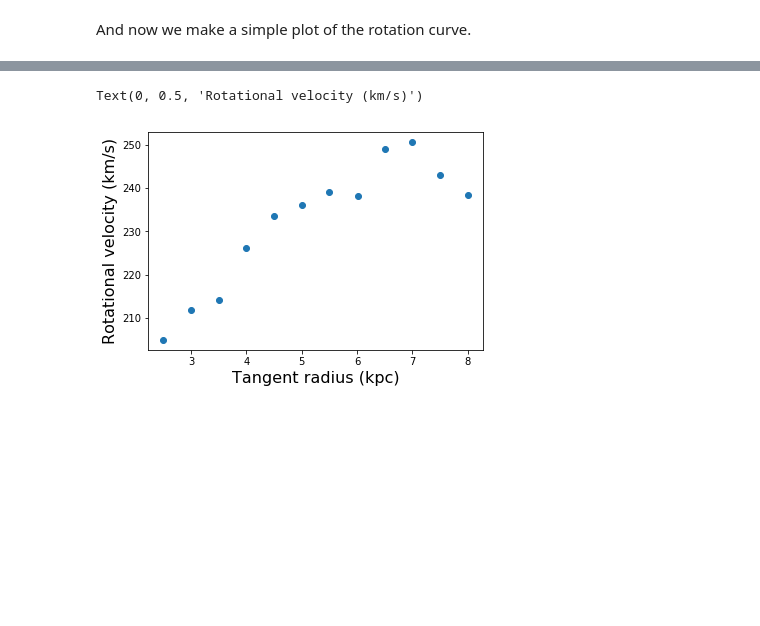
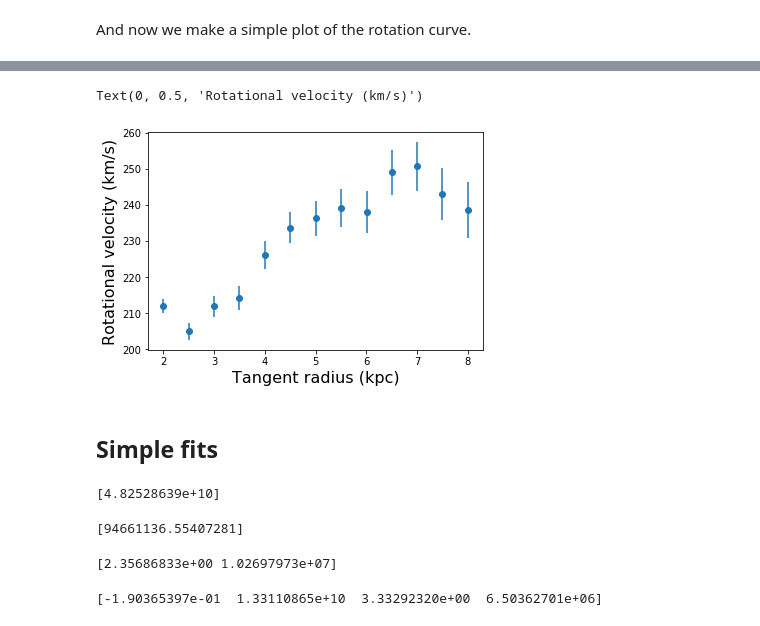
Before and after one commit to arthur-tsang/CO-project, a Jupyter notebook: longitude.ipynb, the cells around one changed output, grey strips where cells are left out. Saved outputs shown, nothing was run; the diff lists cells and outputs as text; code cells hidden in the pictures; blank space fills up the shorter version.

```diff
--- a/longitude.ipynb
+++ b/longitude.ipynb
@@ -21,13 +27,13 @@ omegasun = vsun/rsun # km/s/kpc
 
 First data point was calibration with W51.
 # %%
-long_list = [73.58, 64.06, 57.07, 51.20, 46.22, 41.26, 36.84, 32.65, 28.66, 24.81, 21.08, 17.44] # deg
+long_list = [73.58, 64.06, 57.07, 51.20, 46.22, 41.26, 36.84, 32.65, 28.66, 24.81, 21.08, 17.44, 13.88] # deg
 # %%
 radius_list = [rsun*np.sin(np.pi/180*long) for long in long_list]
 radius_err_list = [rsun_err/rsun * r for r in radius_list]
 # %%
-vpeak_list = [3.9, 26.6, 46.14, 57.5, 60.7, 77.4, 89.1, 98.7, 106.5, 107.2, 123.6, 128.9] # km/s
-v0_list = [12.7, 27.7, 52.2, 66.4, 68.9, 84.5, 95.5, 109.7, 115.4, 119.7, 127.5, 137.1] # km/s
-# todo get errors on these...
+vpeak_list = [3.9, 26.6, 46.14, 57.5, 60.7, 77.4, 89.1, 98.7, 106.5, 107.2, 123.6, 128.9, 151.74] # km/s
+v0_list = [12.7, 27.7, 52.2, 66.4, 68.9, 84.5, 95.5, 109.7, 115.4, 119.7, 127.5, 137.1, 157.07] # km/s
 # %%
 vmean_list = [0.5*(vp+v0) for (vp, v0) in zip(vpeak_list, v0_list)]
+verr_list = [0 for _ in vpeak_list]#[np.std([vp, v0], ddof=1) for vp, v0 in zip(vpeak_list, v0_list)]
@@ -53,8 +53,30 @@ Text(0, 0.5, 'Angular velocity (km/s/kpc)')
 # %%
-velocity_list = [omega*r for omega,r in zip(omega_list, radius_list)]
-plt.plot(radius_list, velocity_list, 'o')
+velocity_list = [vr+vsun*np.sin(np.pi/180*long) for vr,long in zip(vmean_list, long_list)]
+velocity_err_list = [np.sqrt(verr**2 + (vsun_err*np.sin(np.pi/180*long))**2) for verr, long in zip(verr_list, long_list)] # TODO: add error in vsun
+plt.errorbar(radius_list, velocity_list, velocity_err_list, fmt='o')
 plt.xlabel('Tangent radius (kpc)', size=16)
 plt.ylabel('Rotational velocity (km/s)', size=16)
 # %% [output]
 Text(0, 0.5, 'Rotational velocity (km/s)')
-[figure, old version]
+[figure, new version]
+# %% [markdown]
+## Simple fits
+# %%
+G = c.G.to(u.km**2 * u.kpc / u.Msun / u.s**2).value
+def point_fit(r, m):
+    # m in Msun
+    return np.sqrt(G*m/r)
+
+popt_point, pcov_point = curve_fit(point_fit, radius_list, velocity_list)
+print(popt_point)
+# %% [output]
+[4.82528639e+10]
+# %%
+def uniform_fit(r, rho):
+    # rho in Msun / kpc^3
+    return r * np.sqrt(4/3*np.pi*G*rho)
+
+popt_uniform, pcov_uniform = curve_fit(uniform_fit, radius_list, velocity_list)
+print(popt_uniform)
+# %% [output]
+[94661136.55407281]
@@ -60,0 +86,21 @@ Text(0, 0.5, 'Rotational velocity (km/s)')
+# %%
+def expdisk_fit(r, rd, sig0):
+    # sig0 in Msun/kpc^2
+    # rd in kpc
+    # y is unitless
+    y = r/rd/2
+    bess = iv(0,y)*kv(0,y) - iv(1,y)*kv(1,y)
+    return 4*np.pi*G*sig0*rd*y**2 * bess
+
+popt_expdisk, pcov_expdisk = curve_fit(expdisk_fit, radius_list, velocity_list, p0=[3,1e7])
+print(popt_expdisk)
+# %% [output]
+[2.35686833e+00 1.02697973e+07]
+# %%
+def bulgedisk_fit(r, rb, mb, rd, sig0):
+    return np.sqrt(bulge_fit(r, rb, mb)**2 + expdisk_fit(r, rd, sig0)**2)
+
+popt_bulgedisk, pcov_bulgedisk = curve_fit(bulgedisk_fit, radius_list, velocity_list, p0=[1,1e9, 3,1e7])
+print(popt_bulgedisk)
+# %% [output]
+[-1.90365397e-01  1.33110865e+10  3.33292320e+00  6.50362701e+06]
```
Also changed, not shown: parts of 8 cells of this notebook, 3 other files.
